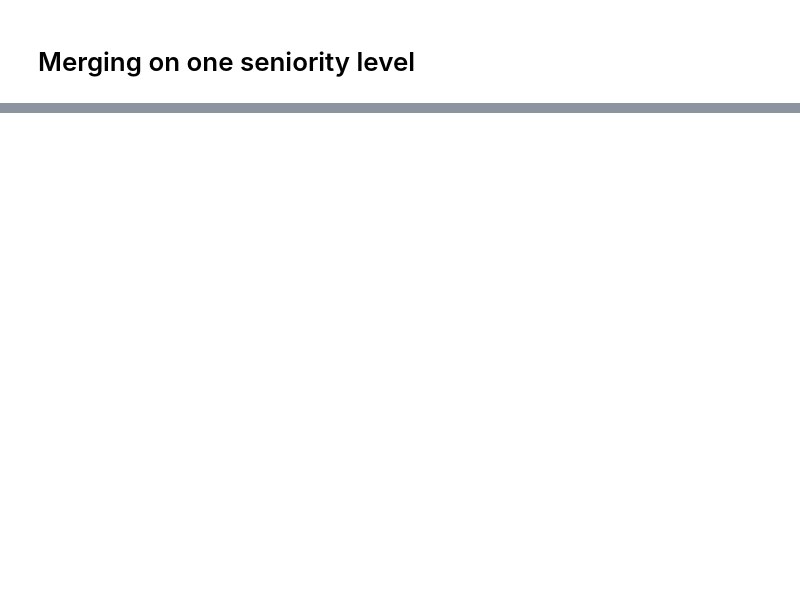
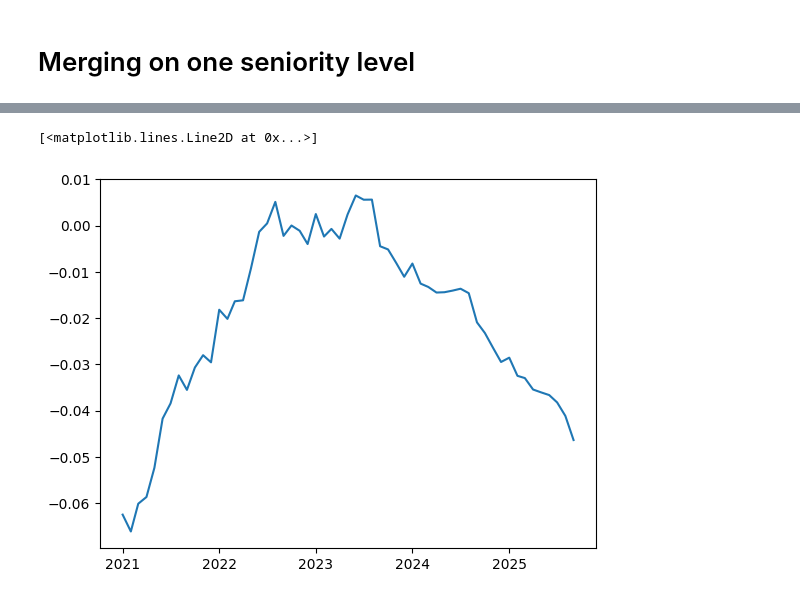
Before and after one commit to Pierre-Bouquet/Measuring-the-Uncertain-Task-Content-of-Work, a Jupyter notebook: 0_pre_processing.ipynb, the cells around one changed output, grey strips where cells are left out. Saved outputs shown, nothing was run; the diff lists cells and outputs as text; code cells hidden in the pictures; blank space fills up the shorter version.

```diff
--- a/0_pre_processing.ipynb
+++ b/0_pre_processing.ipynb
@@ -238,0 +804,10 @@ full_df
+# %%
+final_results_df = final_results_df.reset_index()
+final_results_df["seniority"] = SENIORITY
+final_results_df.to_csv(f'./output/all_DWAs_{SENIORITY}.csv', index=False)
+# %%
+effect_evolution = final_results_df.groupby('date').agg({'beta': 'mean', 'se': 'mean'})
+plt.plot(effect_evolution["beta"], label='Average Beta')
+# %% [output]
+[<matplotlib.lines.Line2D at 0x...>]
+[figure, added]
```
Also changed, not shown: parts of 20 cells of this notebook, 4 other files.
